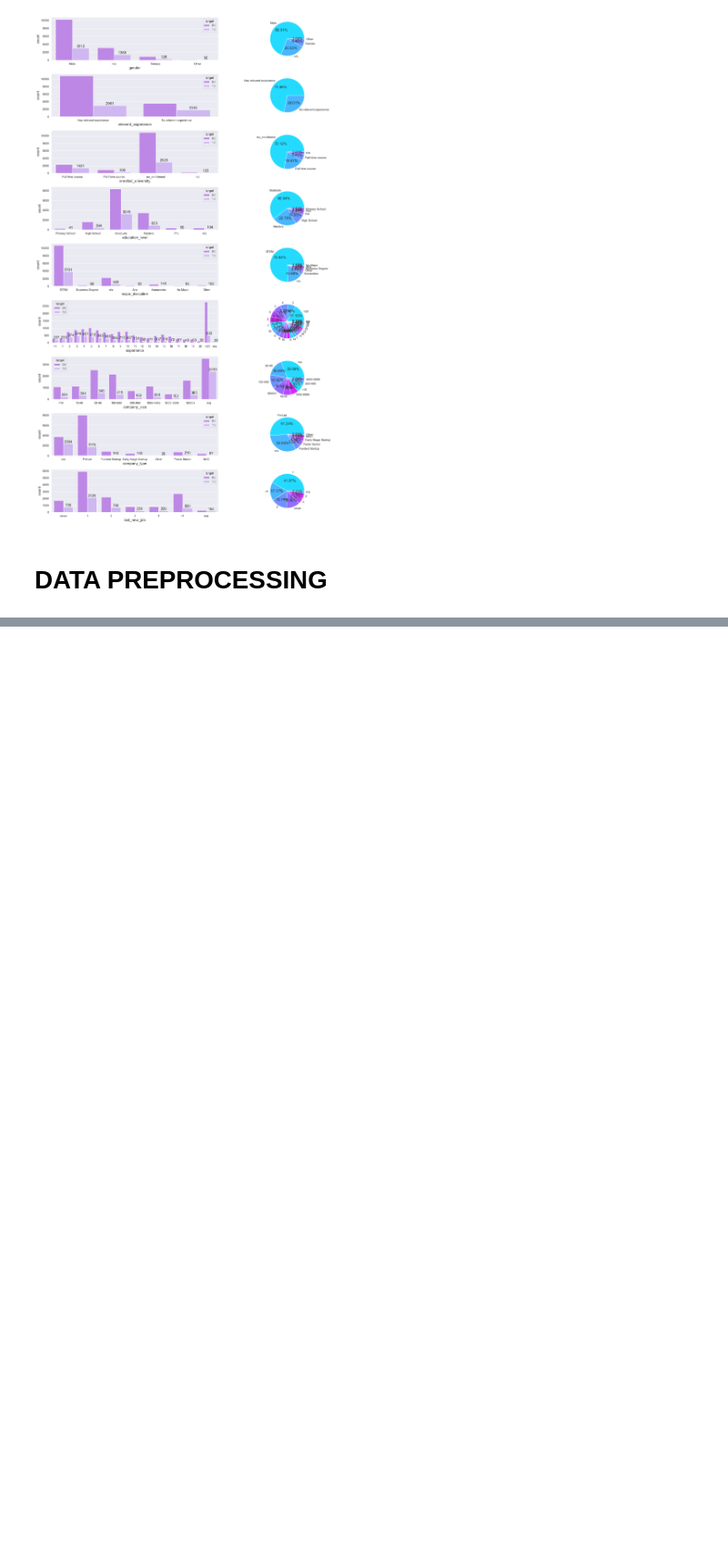
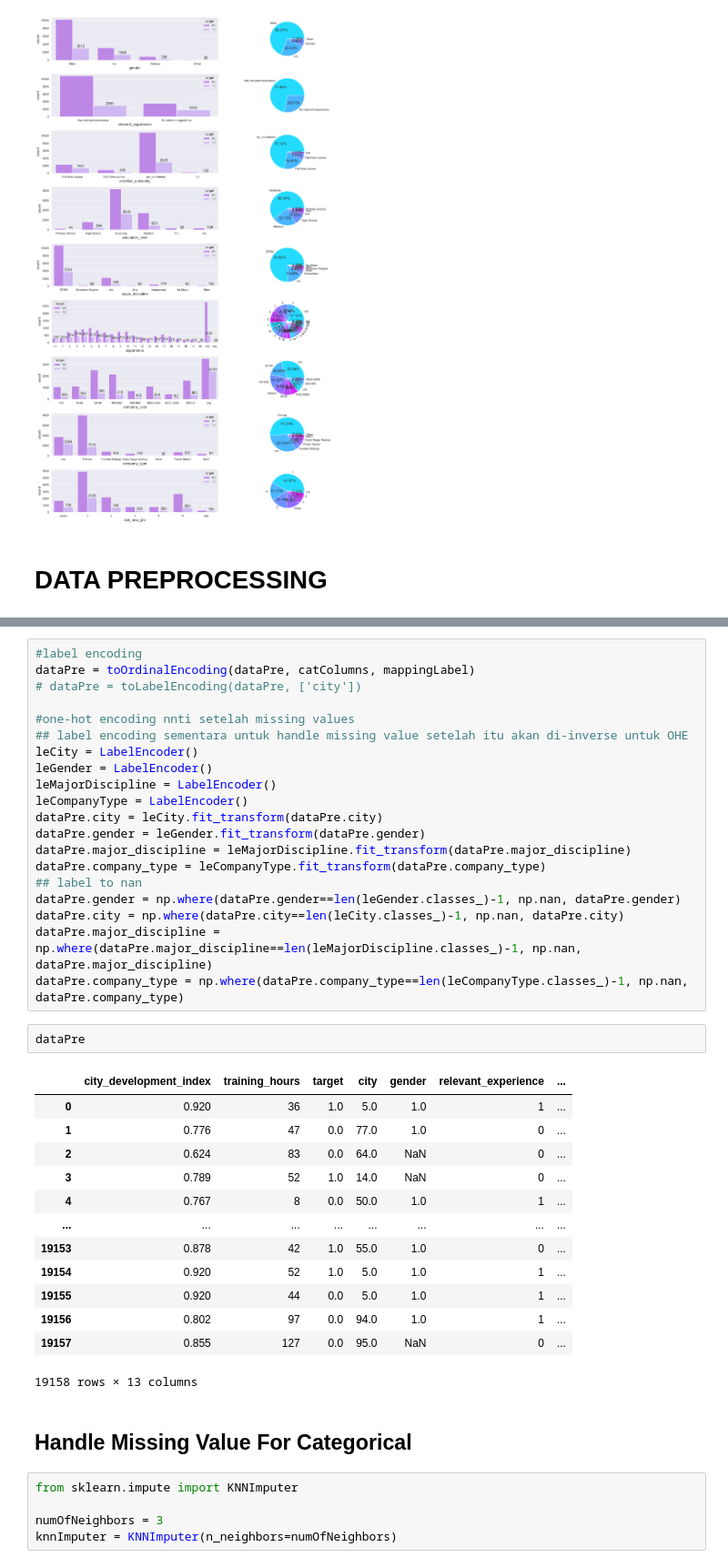
Before and after one commit to mrazakqq/HR-Analytics-Who-Will-Leave-The-Job, a Jupyter notebook: hr-analytics-who-will-leave-the-job.ipynb, the cells around one changed output, grey strips where cells are left out. Shown at 91% size. Saved outputs shown, nothing was run; the diff lists cells and outputs as text; blank space fills up the shorter version.

```diff
--- a/hr-analytics-who-will-leave-the-job.ipynb
+++ b/hr-analytics-who-will-leave-the-job.ipynb
@@ -459,0 +571,43 @@ plt.tight_layout()
+# %%
+#label encoding
+dataPre = toOrdinalEncoding(dataPre, catColumns, mappingLabel)
+# dataPre = toLabelEncoding(dataPre, ['city'])
+
+#one-hot encoding nnti setelah missing values
+## label encoding sementara untuk handle missing value setelah itu akan di-inverse untuk OHE
+leCity = LabelEncoder()
+leGender = LabelEncoder()
+leMajorDiscipline = LabelEncoder()
+leCompanyType = LabelEncoder()
+dataPre.city = leCity.fit_transform(dataPre.city)
+dataPre.gender = leGender.fit_transform(dataPre.gender)
+dataPre.major_discipline = leMajorDiscipline.fit_transform(dataPre.major_discipline)
+dataPre.company_type = leCompanyType.fit_transform(dataPre.company_type)
+## label to nan
+dataPre.gender = np.where(dataPre.gender==len(leGender.classes_)-1, np.nan, dataPre.gender)
+dataPre.city = np.where(dataPre.city==len(leCity.classes_)-1, np.nan, dataPre.city)
+dataPre.major_discipline = np.where(dataPre.major_discipline==len(leMajorDiscipline.classes_)-1, np.nan, dataPre.major_discipline)
+dataPre.company_type = np.where(dataPre.company_type==len(leCompanyType.classes_)-1, np.nan, dataPre.company_type)
+# %%
+dataPre
+# %% [output]
+|  | city_development_index | training_hours | target | city | gender | relevant_experience | ... |
+| 0 | 0.920 | 36 | 1.0 | 5.0 | 1.0 | 1 | ... |
+| 1 | 0.776 | 47 | 0.0 | 77.0 | 1.0 | 0 | ... |
+| 2 | 0.624 | 83 | 0.0 | 64.0 | NaN | 0 | ... |
+| 3 | 0.789 | 52 | 1.0 | 14.0 | NaN | 0 | ... |
+| 4 | 0.767 | 8 | 0.0 | 50.0 | 1.0 | 1 | ... |
+| ... | ... | ... | ... | ... | ... | ... | ... |
+| 19153 | 0.878 | 42 | 1.0 | 55.0 | 1.0 | 0 | ... |
+| 19154 | 0.920 | 52 | 1.0 | 5.0 | 1.0 | 1 | ... |
+| 19155 | 0.920 | 44 | 0.0 | 5.0 | 1.0 | 1 | ... |
+| 19156 | 0.802 | 97 | 0.0 | 94.0 | 1.0 | 1 | ... |
+| 19157 | 0.855 | 127 | 0.0 | 95.0 | NaN | 0 | ... |
+19158 rows × 13 columns
+# %% [markdown]
+## **Handle Missing Value For Categorical**
+# %%
+from sklearn.impute import KNNImputer
+
+numOfNeighbors = 3
+knnImputer = KNNImputer(n_neighbors=numOfNeighbors)
```
Also changed, not shown: parts of 13 cells of this notebook.
